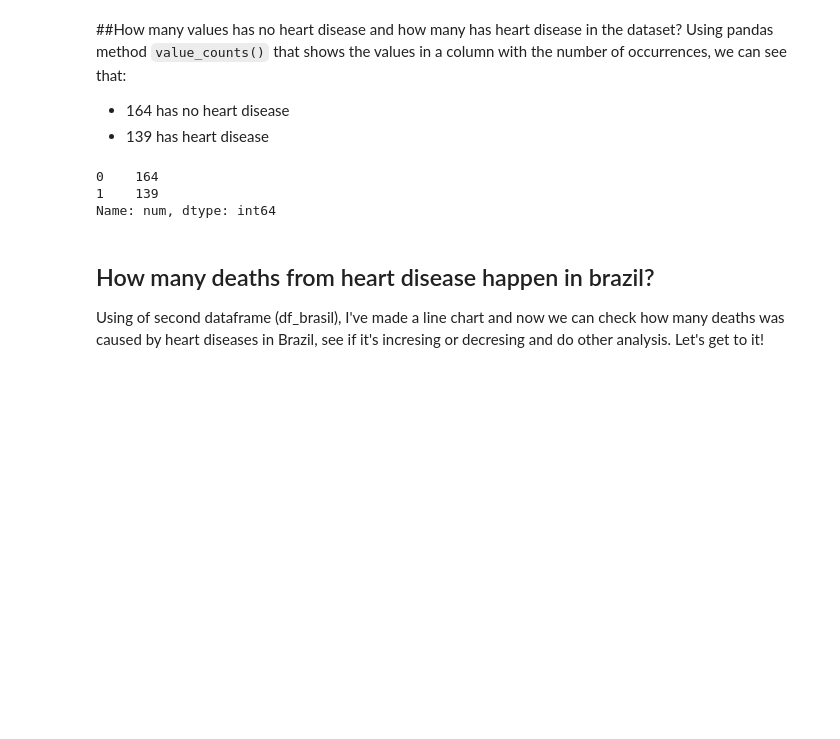
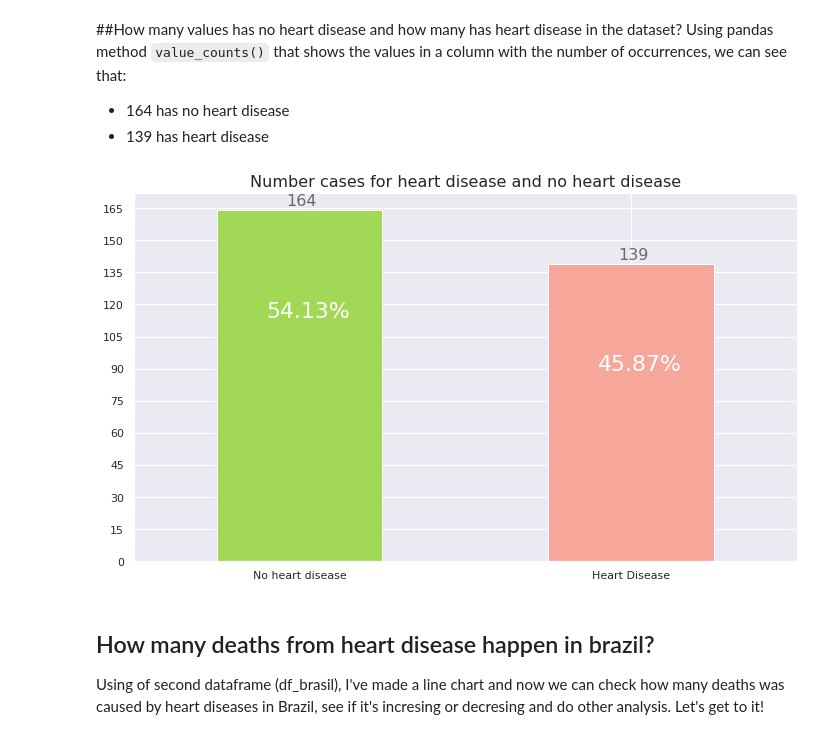
Before and after one commit to glauciodrumond/Data_Science_Projects, a Jupyter notebook: [PROJECT]_Cardiovascular_Diseases.ipynb, the cells around one changed output. Saved outputs shown, nothing was run; the diff lists cells and outputs as text; code cells hidden in the pictures; blank space fills up the shorter version.

```diff
--- a/[PROJECT]_Cardiovascular_Diseases.ipynb
+++ b/[PROJECT]_Cardiovascular_Diseases.ipynb
@@ -233,14 +233,54 @@ Using pandas method `value_counts()` that shows the values in a column with the
 
 *   164 has no heart disease
 *   139 has heart disease
-# %%
-# Count value in column with number occurrences
-# Contar valores na coluna
-df.num.value_counts(0)
-# %% [output]
-0    164
-1    139
-Name: num, dtype: int64
+# %%
+# Count value in column with number occurrences
+# Contar valores na coluna
+#df.num.value_counts(0)
+
+# plot bar chart showing number men and women
+# gera grafico de barra mostrando numero de homens e mulheres
+
+colors = ['#a1d856', '#f7a69a']
+fig, ax = plt.subplots(figsize=(10,6))
+name = ["No heart disease" , "Heart Disease"]
+ax = df.num.value_counts().plot(kind = 'bar', color = colors)
+ax.set_title("Number cases for heart disease and no heart disease", fontsize = 16)
+ax.set_xticklabels (name, rotation = 0)
+ax.yaxis.set_major_locator(ticker.MultipleLocator(15))
+
+# find the values and append to list to create percent
+# acha os valores e adiciona a lista para calcular porcentagem
+for i in ax.patches:
+    # get_x pulls left or right; get_height pushes up or down
+    # get_x puxa esquerda ou direita ; get_height empurra pra cima ou pra baixo
+    ax.text(i.get_x()+.21, i.get_height()+2, \
+            str(round((i.get_height()), 2)), fontsize=16, color='dimgrey',
+                rotation=0)
+
+# create a list to collect the plt.patches data
+# cria uma list para guardar a data do plt.patches
+totals = []
+
+# find the values and append to list
+# acha os valores e adiciona a lista
+for i in ax.patches:
+    totals.append(i.get_height())
+
+total = sum(totals)
+
+# set individual (percent) bar lables using above list
+# coloca rotulos (porcentagem) individuais nas barras usando a lista acima
+for i in ax.patches:
+    # get_x pulls left or right; get_height pushes up or down
+    # get_x puxa esquerda ou direita ; get_height empurra pra cima ou pra baixo
+    ax.text(i.get_x()+.15, i.get_height()-50, \
+            str(round((i.get_height()/total)*100, 2))+'%', fontsize=22,
+                color='white')
+
+plt.tight_layout()
+# %% [output]
+[figure, added]
 # %% [markdown]
 ## How many deaths from heart disease happen in brazil?
 
```
